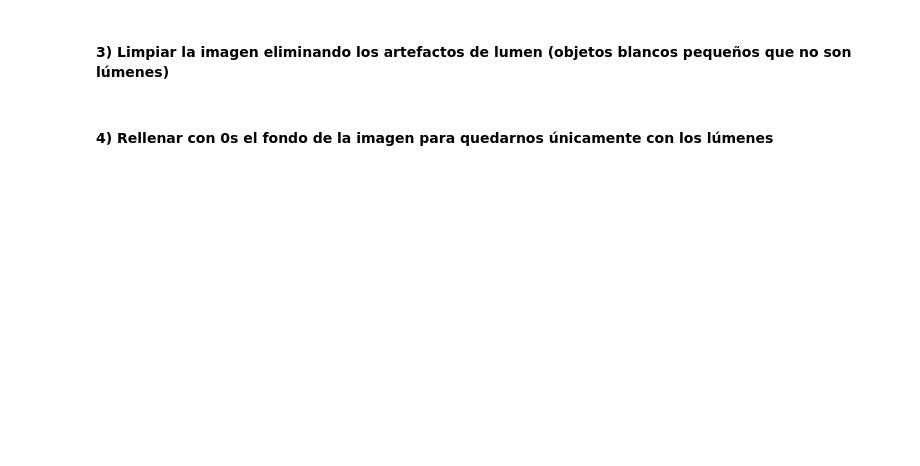
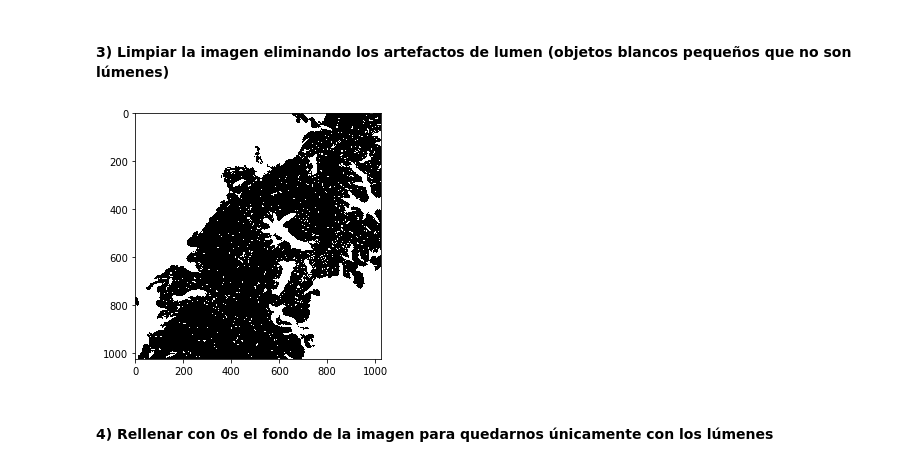
Before and after one commit to mariachurches/AprendizajeSupervisado, a Jupyter notebook: Enunciado_C1_P1/Actividad_C1_P1.ipynb, the cells around one changed output. Cells and saved outputs as stored; diff of their text form; code cells hidden in the pictures; blank space fills up the shorter version.

```diff
--- a/Enunciado_C1_P1/Actividad_C1_P1.ipynb
+++ b/Enunciado_C1_P1/Actividad_C1_P1.ipynb
@@ -25,7 +61,13 @@
 # %%
 # Utilizar la librería skimage.morphology.remove_small_objects para eliminar aquellos objetos cuya área sea menor a 300 píxeles
 # Más información en https://scikit-image.org/docs/dev/api/skimage.morphology.html#skimage.morphology.remove_small_objects
 # Visualizaer la máscara resultante
+from skimage import morphology
+removed =  morphology.remove_small_holes(mask, 300)
+io.imshow(removed)
+io.show()
+# %% [output]
+[figure, added]
 # %% [markdown]
 #### 4) Rellenar con 0s el fondo de la imagen para quedarnos únicamente con los lúmenes
 # %%
```
Also changed, not shown: parts of 4 cells of this notebook.
